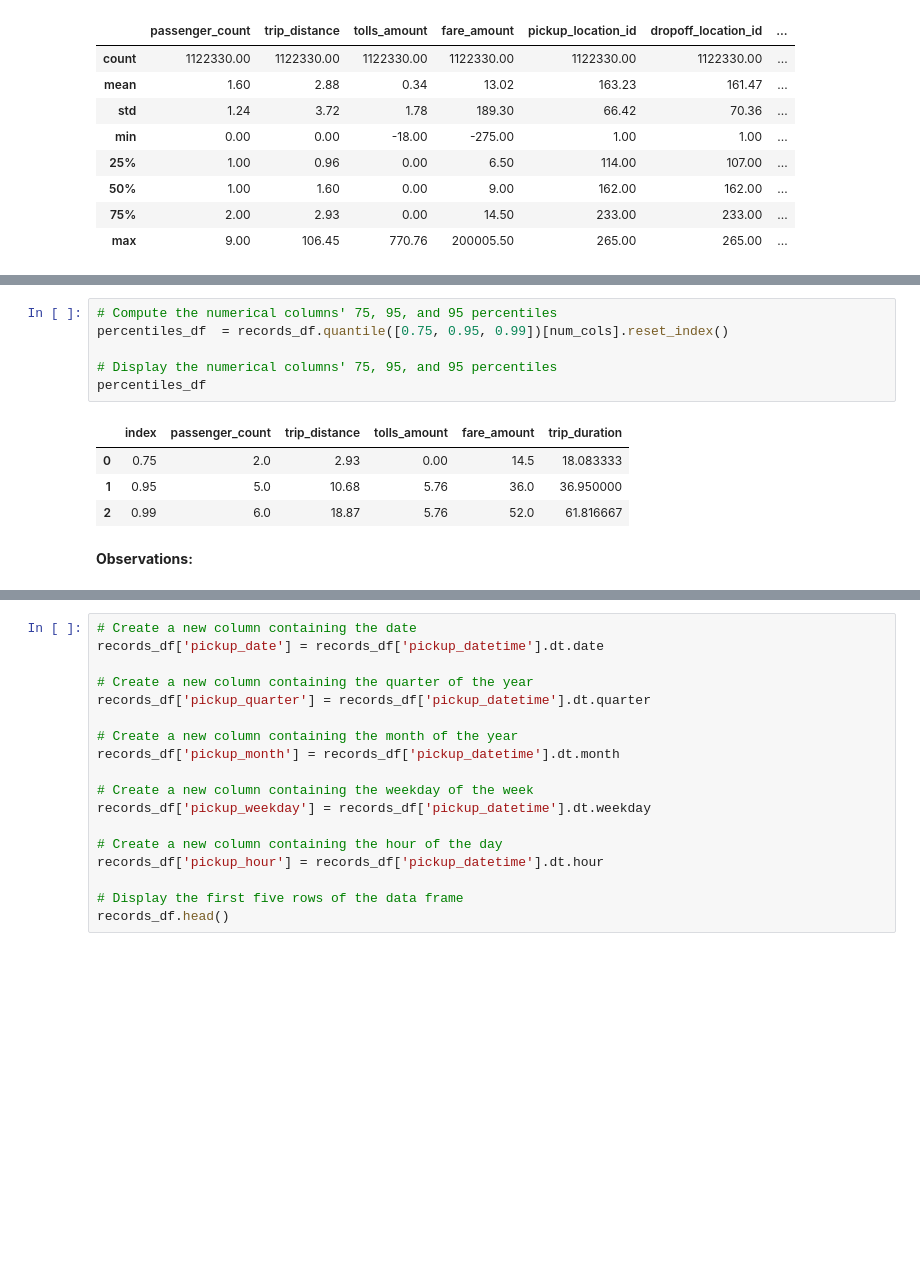
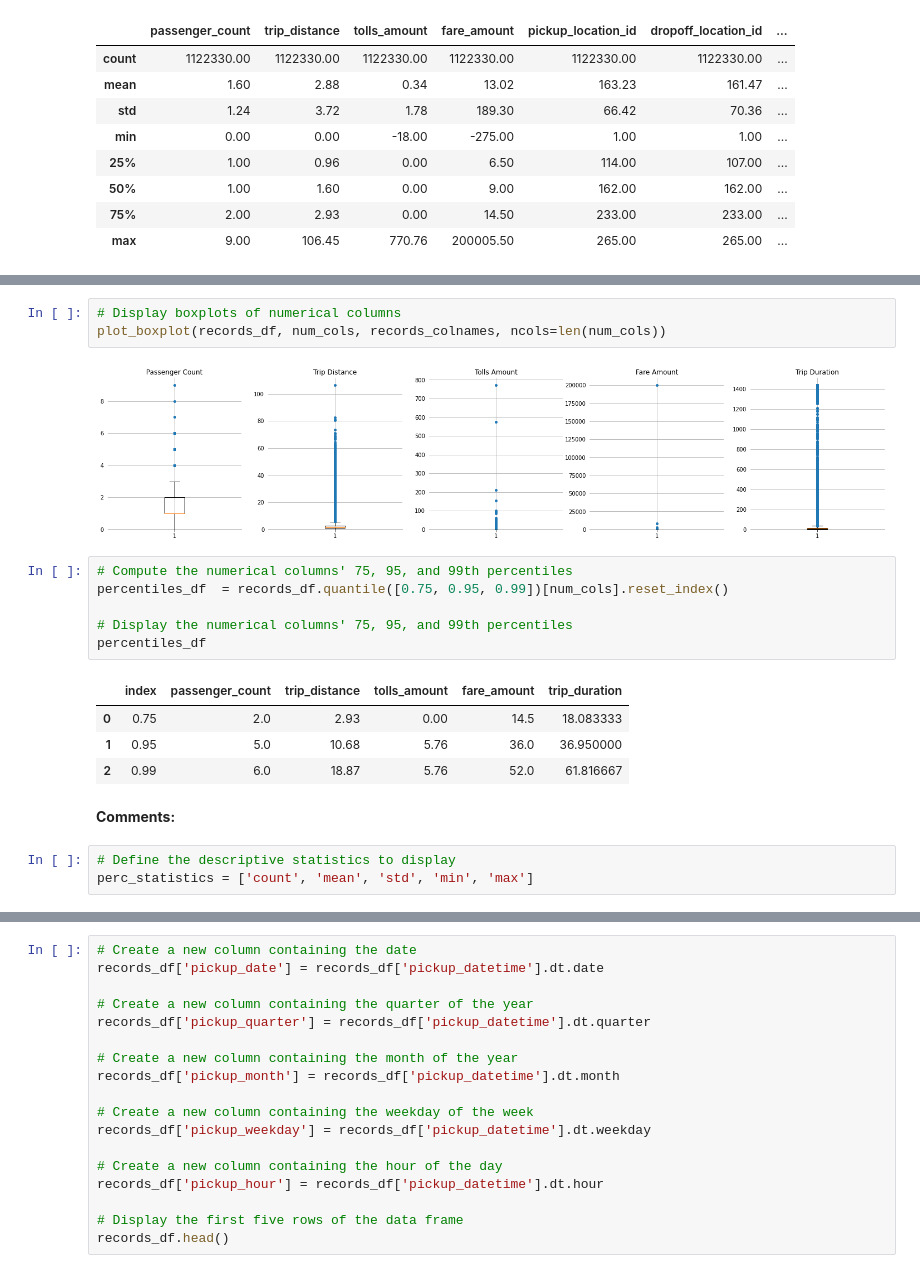
Before and after one commit to strickert/EPFL_ML, a Jupyter notebook: 01-data_preparation_II.ipynb, the cells around one changed output, grey strips where cells are left out. Saved outputs shown, nothing was run; the diff lists cells and outputs as text; blank space fills up the shorter version.

```diff
--- a/01-data_preparation_II.ipynb
+++ b/01-data_preparation_II.ipynb
@@ -320,8 +340,13 @@ plot_boxplot(records_df, num_cols, records_colnames, figsize=(20, 5), ncols=len(
+# %%
+# Display boxplots of numerical columns
+plot_boxplot(records_df, num_cols, records_colnames, ncols=len(num_cols))
+# %% [output]
+[figure, added]
 # %%
-# Compute the numerical columns' 75, 95, and 95 percentiles
+# Compute the numerical columns' 75, 95, and 99th percentiles
 percentiles_df  = records_df.quantile([0.75, 0.95, 0.99])[num_cols].reset_index()
 
-# Display the numerical columns' 75, 95, and 95 percentiles
+# Display the numerical columns' 75, 95, and 99th percentiles
 percentiles_df
 # %% [output]
 |  | index | passenger_count | trip_distance | tolls_amount | fare_amount | trip_duration |
@@ -329,5 +354,8 @@ percentiles_df
 | 1 | 0.95 | 5.0 | 10.68 | 5.76 | 36.0 | 36.950000 |
 | 2 | 0.99 | 6.0 | 18.87 | 5.76 | 52.0 | 61.816667 |
 # %% [markdown]
-**Observations:**
+**Comments:**
+# %%
+# Define the descriptive statistics to display
+perc_statistics = ['count', 'mean', 'std', 'min', 'max']
 # %%
```
Also changed, not shown: parts of 27 cells of this notebook.
